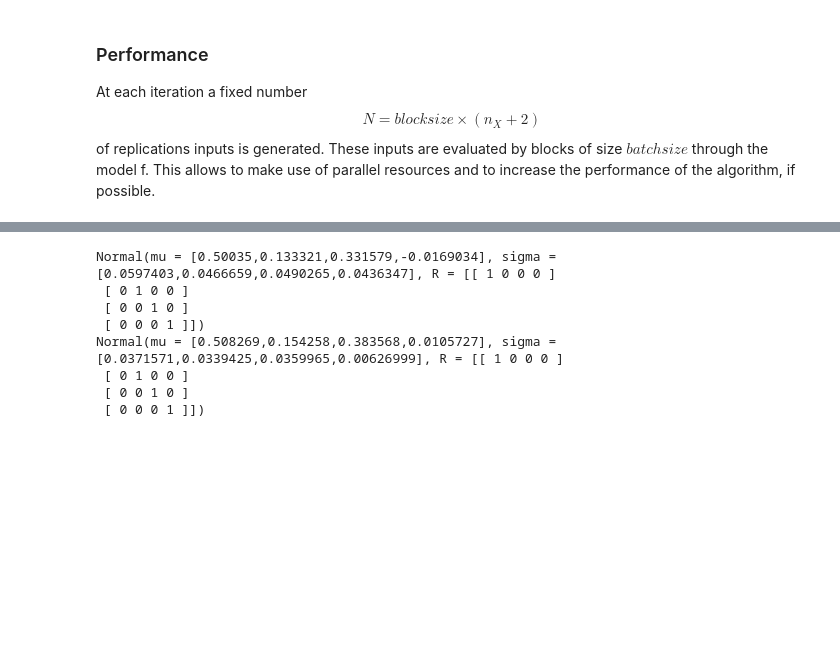
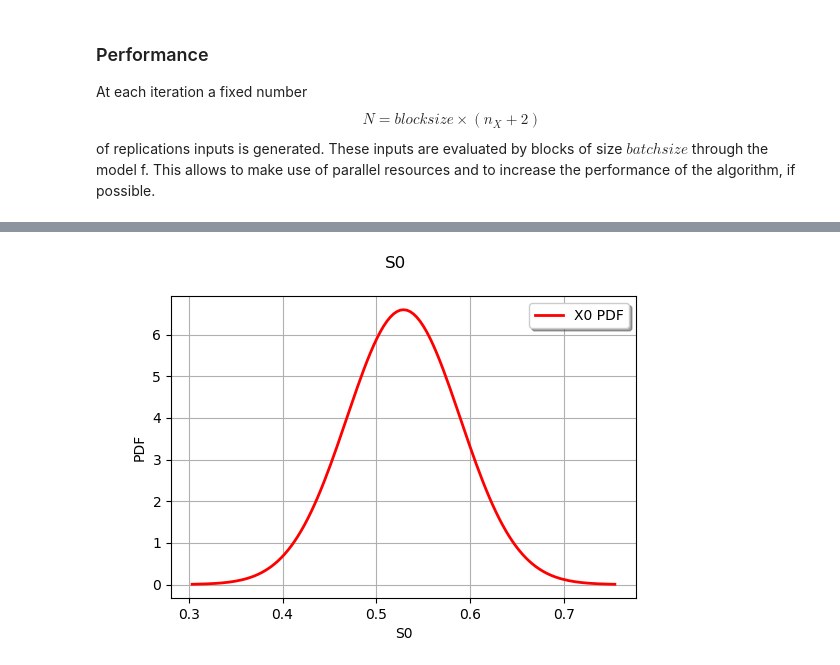
Before and after one commit to mbaudin47/pycrash, a Jupyter notebook: uncecomp19/Uncecomp19-slides-OT/scripts/Cas Crue - Expectation.ipynb, the cells around one changed output, grey strips where cells are left out. Drawn from its saved outputs; the diff is of its cells as text; code cells hidden in the pictures; blank space fills up the shorter version.

```diff
--- a/uncecomp19/Uncecomp19-slides-OT/scripts/Cas Crue - Expectation.ipynb
+++ b/uncecomp19/Uncecomp19-slides-OT/scripts/Cas Crue - Expectation.ipynb
@@ -272,17 +273,12 @@ Total order = [0.508269,0.154258,0.383568,0.0105727]
-# %%
-dist_fo = result.getFirstOrderIndicesDistribution()
-print(dist_fo)
-dist_to = result.getTotalOrderIndicesDistribution()
-print(dist_to)
-# %% [output]
-Normal(mu = [0.50035,0.133321,0.331579,-0.0169034], sigma = [0.0597403,0.0466659,0.0490265,0.0436347], R = [[ 1 0 0 0 ]
- [ 0 1 0 0 ]
- [ 0 0 1 0 ]
- [ 0 0 0 1 ]])
-Normal(mu = [0.508269,0.154258,0.383568,0.0105727], sigma = [0.0371571,0.0339425,0.0359965,0.00626999], R = [[ 1 0 0 0 ]
- [ 0 1 0 0 ]
- [ 0 0 1 0 ]
- [ 0 0 0 1 ]])
+# %%
+dist_fo = result.getFirstOrderIndicesDistribution()
+dist_fo_i = dist_fo.getMarginal(0)
+graph = dist_fo_i.drawPDF()
+graph.setTitle("S0")
+graph.setXTitle("S0")
+graph
+# %% [output]
+[figure, added]
 # %%
 pl.plot(range(input_dimension),fo,"ro",label="First Order")
 pl.plot(range(input_dimension),to,"bo",label="Total Order")
```
Also changed, not shown: parts of 7 cells of this notebook, 17 other files.
